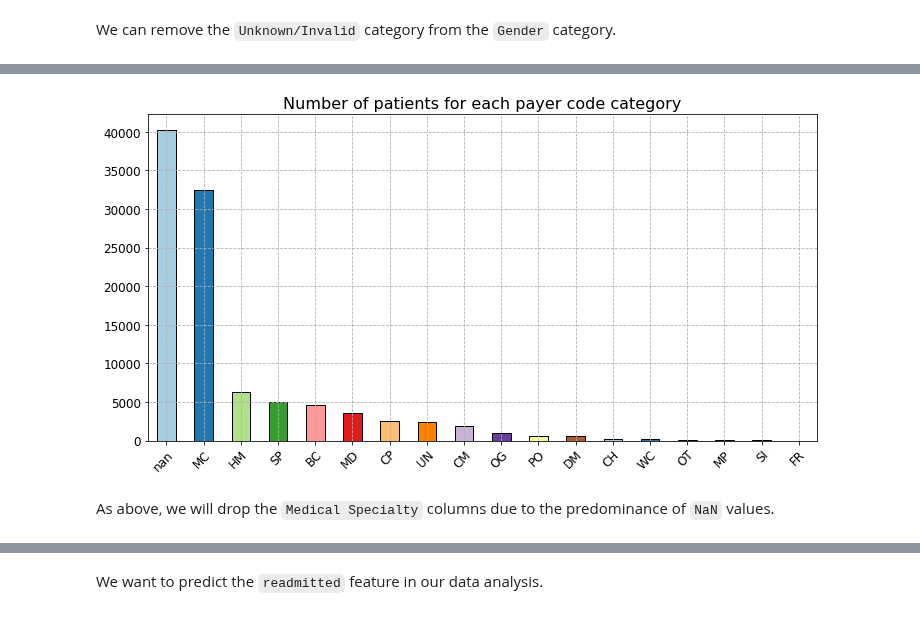
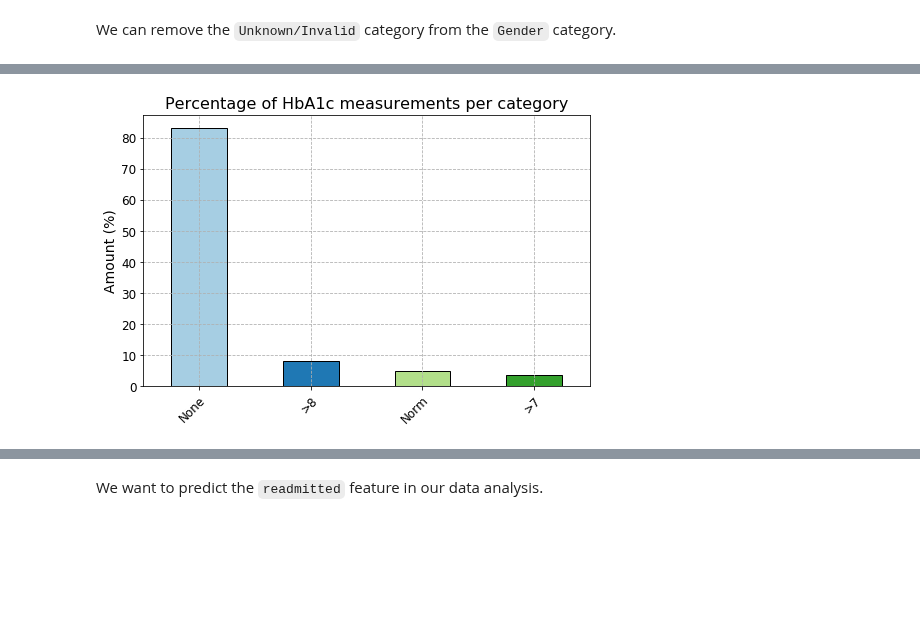
Before and after one commit to capac/kaggle-notebooks, a Jupyter notebook: diabetes-in-130-US-hospitals/1-data-preparation.ipynb, the cells around one changed output, grey strips where cells are left out. Saved outputs shown, nothing was run; the diff lists cells and outputs as text; code cells hidden in the pictures; blank space fills up the shorter version.

Commit message:
Changed results in bar plots to percentages

```diff
--- a/diabetes-in-130-US-hospitals/1-data-preparation.ipynb
+++ b/diabetes-in-130-US-hospitals/1-data-preparation.ipynb
@@ -179,11 +214,10 @@ Due to the predominance of `NaN` values in the `Payer Code` category, we will dr
 # %%
-payer_code_sorted_df = df['payer_code'].value_counts(dropna=False)
-ax = payer_code_sorted_df.plot(kind='bar', color=plt.cm.Paired.colors, figsize=(12, 6), edgecolor='k')
+a1c_result_df = df['A1Cresult'].value_counts(dropna=False)/df.shape[0]*100
+ax = a1c_result_df.plot(kind='bar', color=plt.cm.Paired.colors, figsize=(8, 5), edgecolor='k')
 plt.setp(ax.get_xticklabels(), ha="right", rotation_mode="anchor", rotation=45, fontsize=12)
 plt.setp(ax.get_yticklabels(), fontsize=12)
-ax.set_title('Number of patients for each payer code category', fontsize=16)
+ax.set_ylabel('Amount (%)', fontsize=14)
+ax.set_title('Percentage of HbA1c measurements per category', fontsize=16)
 plt.grid(True, linestyle='--');
 # %% [output]
-[figure, old version]
+[figure, new version]
-# %% [markdown]
-As above, we will drop the `Medical Specialty` columns due to the predominance of `NaN` values.
```
Also changed, not shown: parts of 24 cells of this notebook.
